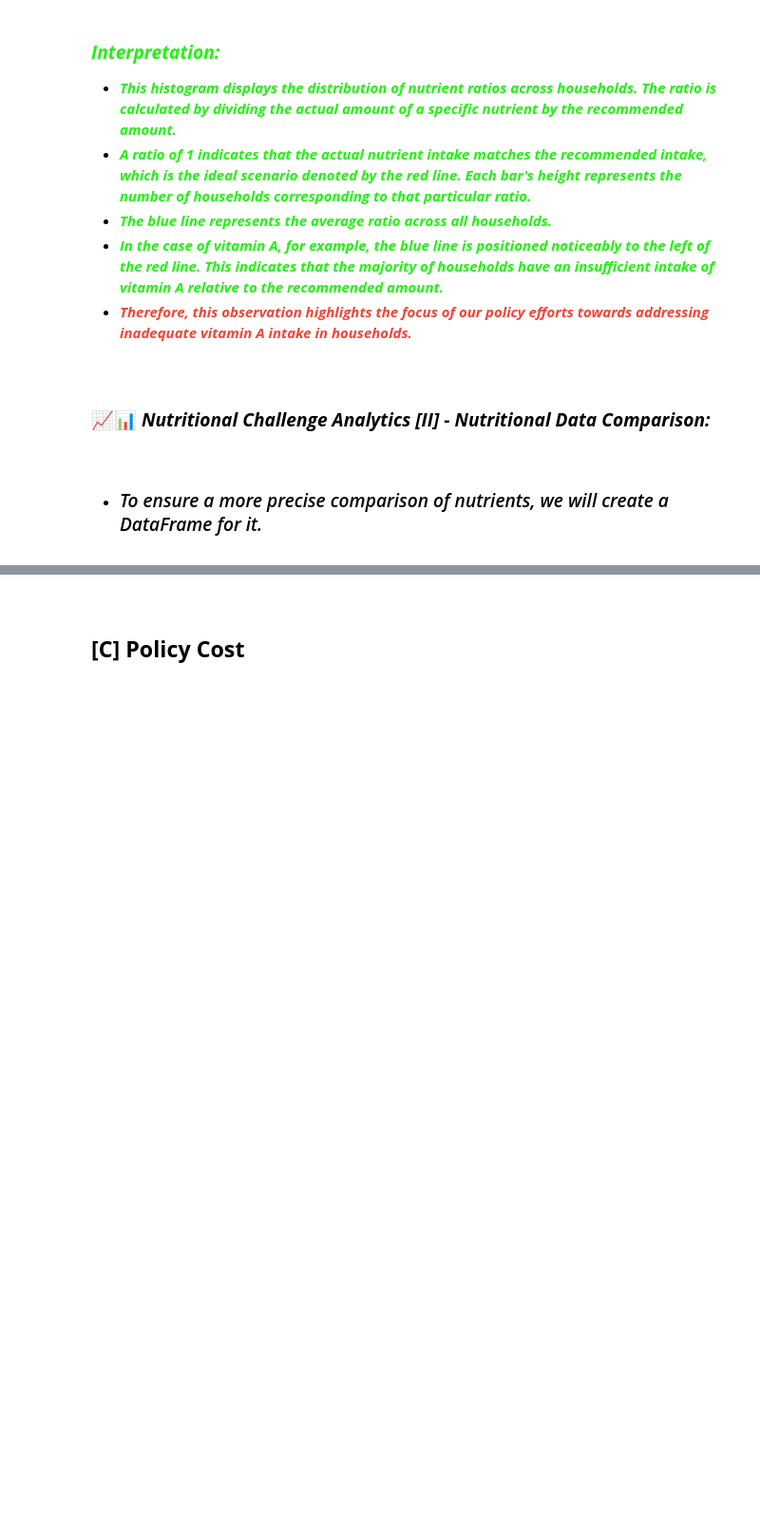
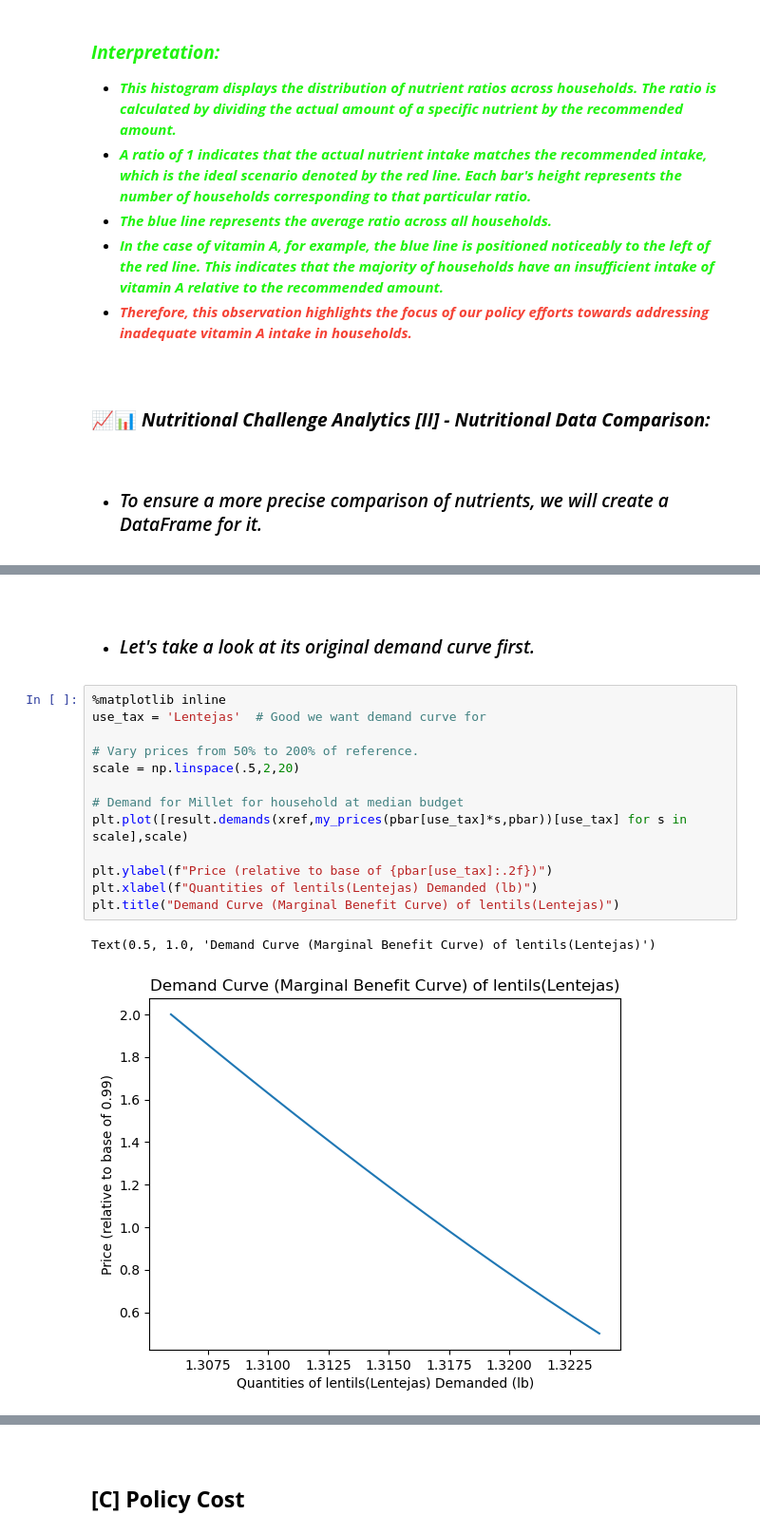
Before and after one commit to yingyinlii/team_luther_burbank_proj4, a Jupyter notebook: EEP153_project_4.ipynb, the cells around one changed output, grey strips where cells are left out. Shown at 95% size. Saved outputs shown, nothing was run; the diff lists cells and outputs as text; blank space fills up the shorter version.

```diff
--- a/EEP153_project_4.ipynb
+++ b/EEP153_project_4.ipynb
@@ -849,0 +935,20 @@ styled_df
+# %% [markdown]
+<br>
+
+* ### *Let's take a look at its original demand curve first.*
+# %%
+%matplotlib inline
+use_tax = 'Lentejas'  # Good we want demand curve for
+
+# Vary prices from 50% to 200% of reference.
+scale = np.linspace(.5,2,20)
+
+# Demand for Millet for household at median budget
+plt.plot([result.demands(xref,my_prices(pbar[use_tax]*s,pbar))[use_tax] for s in scale],scale)
+
+plt.ylabel(f"Price (relative to base of {pbar[use_tax]:.2f})")
+plt.xlabel(f"Quantities of lentils(Lentejas) Demanded (lb)")
+plt.title("Demand Curve (Marginal Benefit Curve) of lentils(Lentejas)")
+# %% [output]
+Text(0.5, 1.0, 'Demand Curve (Marginal Benefit Curve) of lentils(Lentejas)')
+[figure, added]
```
Also changed, not shown: parts of 57 cells of this notebook, 2 other files.
